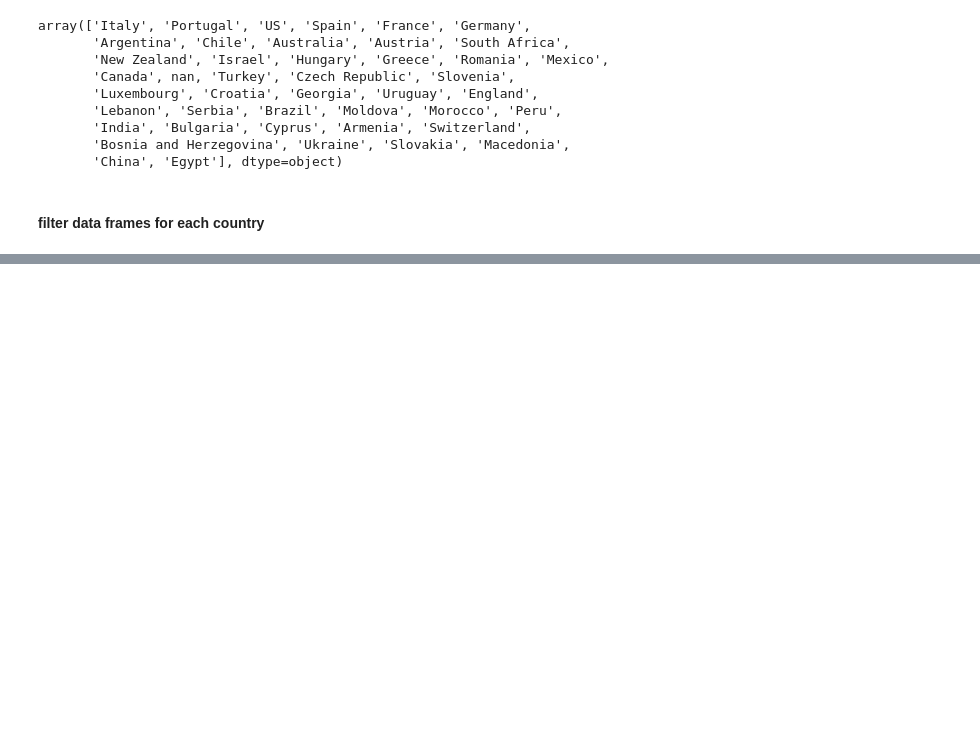
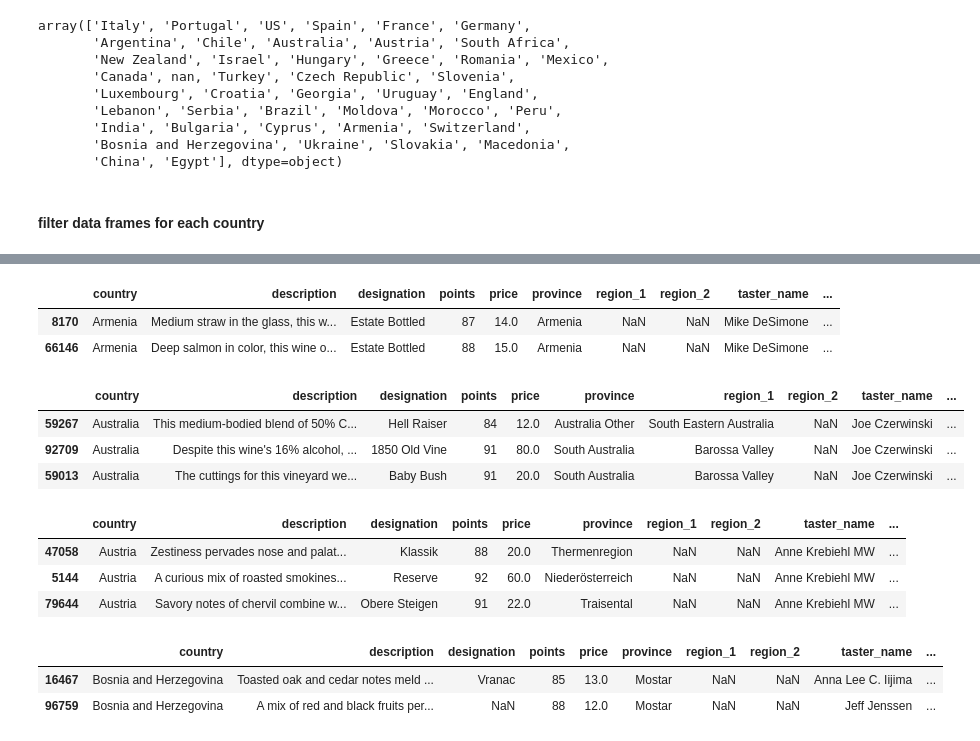
Before and after one commit to MerrybyPractice/data-playground, a Jupyter notebook: process_wines.ipynb, the cells around one changed output, grey strips where cells are left out. Drawn from its saved outputs; the diff is of its cells as text; code cells hidden in the pictures; blank space fills up the shorter version.

```diff
--- a/process_wines.ipynb
+++ b/process_wines.ipynb
@@ -172,0 +97,30 @@ us_df = wine_df[wine_df.country == 'US']
+# %%
+armenia_df = wine_df[wine_df.country == 'Armenia']
+armenia_df
+# %% [output]
+|  | country | description | designation | points | price | province | region_1 | region_2 | taster_name | ... |
+| 8170 | Armenia | Medium straw in the glass, this w... | Estate Bottled | 87 | 14.0 | Armenia | NaN | NaN | Mike DeSimone | ... |
+| 66146 | Armenia | Deep salmon in color, this wine o... | Estate Bottled | 88 | 15.0 | Armenia | NaN | NaN | Mike DeSimone | ... |
+# %%
+australia_df = wine_df[wine_df.country == 'Australia']
+australia_df.sample(3)
+# %% [output]
+|  | country | description | designation | points | price | province | region_1 | region_2 | taster_name | ... |
+| 59267 | Australia | This medium-bodied blend of 50% C... | Hell Raiser | 84 | 12.0 | Australia Other | South Eastern Australia | NaN | Joe Czerwinski | ... |
+| 92709 | Australia | Despite this wine's 16% alcohol, ... | 1850 Old Vine | 91 | 80.0 | South Australia | Barossa Valley | NaN | Joe Czerwinski | ... |
+| 59013 | Australia | The cuttings for this vineyard we... | Baby Bush | 91 | 20.0 | South Australia | Barossa Valley | NaN | Joe Czerwinski | ... |
+# %%
+austria_df = wine_df[wine_df.country == 'Austria']
+austria_df.sample(3)
+# %% [output]
+|  | country | description | designation | points | price | province | region_1 | region_2 | taster_name | ... |
+| 47058 | Austria | Zestiness pervades nose and palat... | Klassik | 88 | 20.0 | Thermenregion | NaN | NaN | Anne Krebiehl MW | ... |
+| 5144 | Austria | A curious mix of roasted smokines... | Reserve | 92 | 60.0 | Niederösterreich | NaN | NaN | Anne Krebiehl MW | ... |
+| 79644 | Austria | Savory notes of chervil combine w... | Obere Steigen | 91 | 22.0 | Traisental | NaN | NaN | Anne Krebiehl MW | ... |
+# %%
+bosnia_herzegovina_df = wine_df[wine_df.country == 'Bosnia and Herzegovina']
+bosnia_herzegovina_df
+# %% [output]
+|  | country | description | designation | points | price | province | region_1 | region_2 | taster_name | ... |
+| 16467 | Bosnia and Herzegovina | Toasted oak and cedar notes meld ... | Vranac | 85 | 13.0 | Mostar | NaN | NaN | Anna Lee C. Iijima | ... |
+| 96759 | Bosnia and Herzegovina | A mix of red and black fruits per... | NaN | 88 | 12.0 | Mostar | NaN | NaN | Jeff Jenssen | ... |
```
Also changed, not shown: parts of 83 cells of this notebook, 4 other files.
